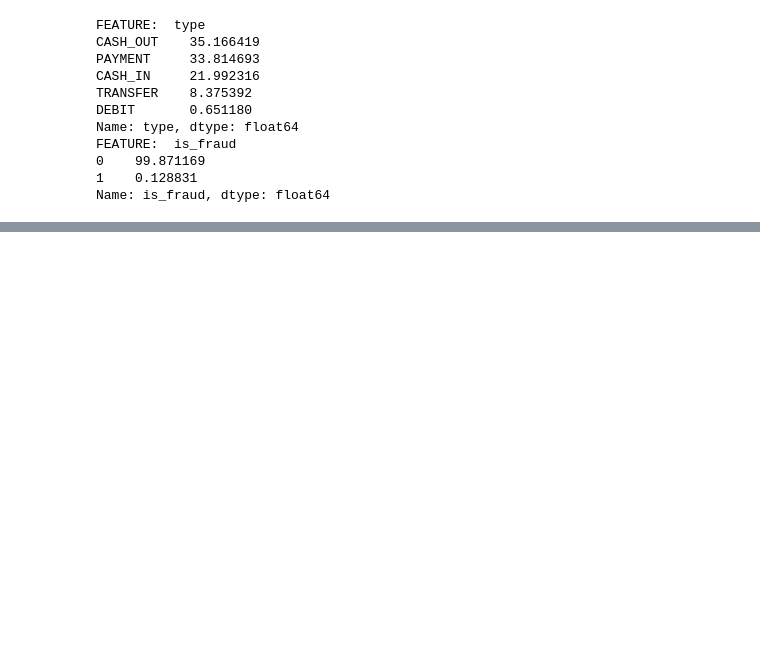
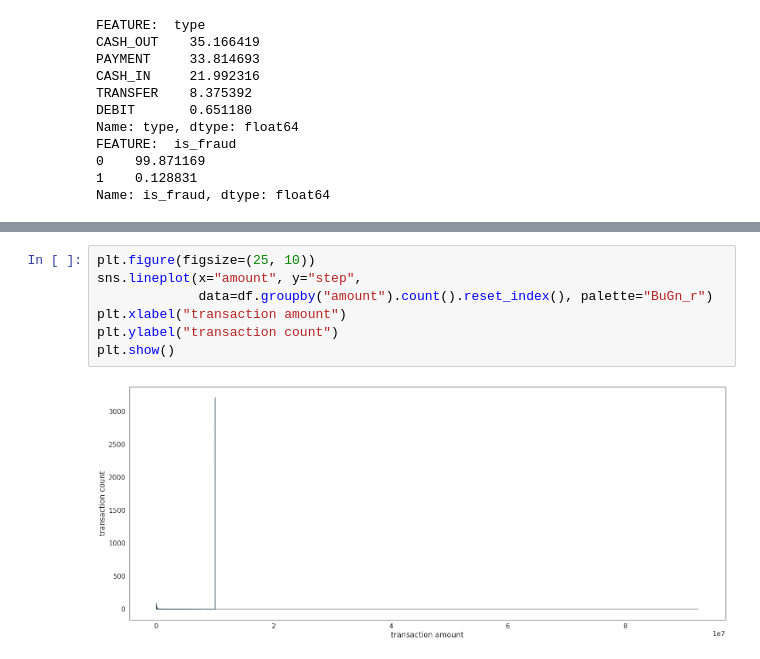
Before and after one commit to valmadrid/Detecting-Financial-Fraud-Transactions, a Jupyter notebook: financial_fraud.ipynb, the cells around one changed output, grey strips where cells are left out. Drawn from its saved outputs; the diff is of its cells as text; blank space fills up the shorter version.

```diff
--- a/financial_fraud.ipynb
+++ b/financial_fraud.ipynb
@@ -241,3 +231,12 @@ Name: type, dtype: float64
 FEATURE:  is_fraud
 1    100.0
 Name: is_fraud, dtype: float64
+# %%
+plt.figure(figsize=(25, 10))
+sns.lineplot(x="amount", y="step",
+             data=df.groupby("amount").count().reset_index(), palette="BuGn_r")
+plt.xlabel("transaction amount")
+plt.ylabel("transaction count")
+plt.show()
+# %% [output]
+[figure, added]
```
Also changed, not shown: parts of 9 cells of this notebook.
